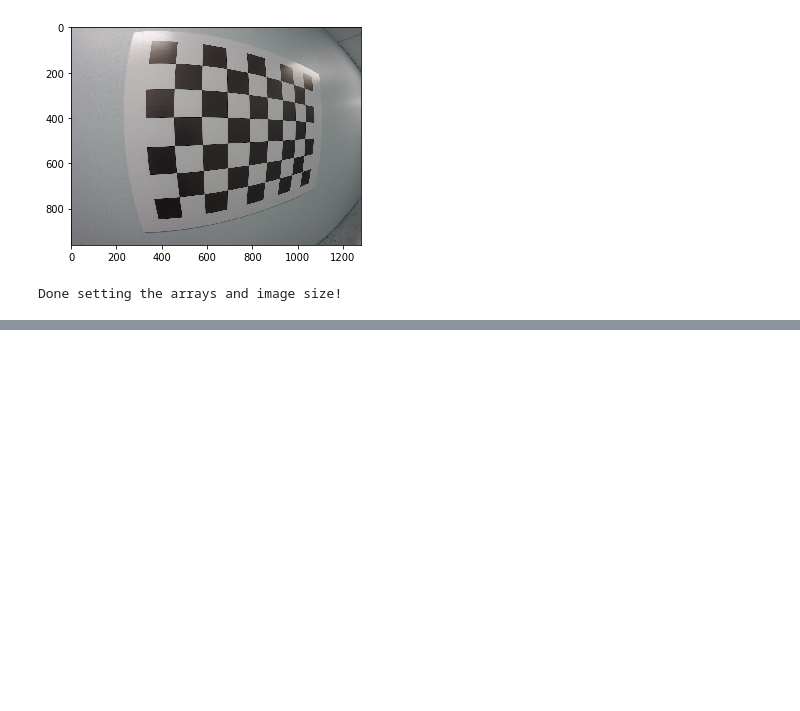
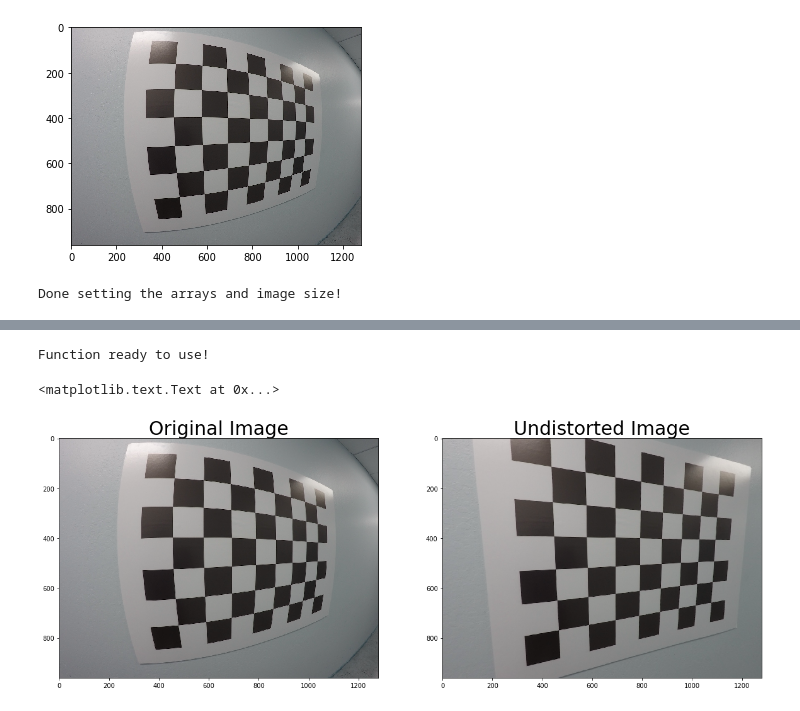
Before and after one commit to CJL89/Advance-Lane-Finding, a Jupyter notebook: Advance Lane Finding.ipynb, the cells around one changed output, grey strips where cells are left out. Cells and saved outputs as stored; diff of their text form; code cells hidden in the pictures; blank space fills up the shorter version.

```diff
--- a/Advance Lane Finding.ipynb
+++ b/Advance Lane Finding.ipynb
@@ -136,9 +106,30 @@ print('Function ready to use!')
+# %%
+# Calibrating and undistorting the images:
+# Test undistortion on an image:
+img_size = (image.shape[1], image.shape[0])
+
+# Do camera calibration given object points and image points:
+ret, mtx, dist, rvecs, tvecs = cv2.calibrateCamera(objpoints, imagepoints, img_size, None, None)
+
+# Creating the destination of the undistorted image:
+dst = cv2.undistort(image, mtx, dist, None, mtx)
+
+# Save the camera calibration result for later use (we won't worry about rvecs / tvecs):
+dist_pickle = {}
+dist_pickle["mtx"] = mtx
+dist_pickle["dist"] = dist
+pickle.dump(dist_pickle, open("calibration_wide/wide_dist_pickle.p", "wb"))
+
+print('Function ready to use!')
+# %% [output]
+Function ready to use!
 # %%
-top_down, perspective_M = corners_unwarp(image, nx, ny, mtx, dist)
-f, (ax1, ax2) = plt.subplots(1, 2, figsize=(24, 9))
-f.tight_layout()
-ax1.imshow(img)
-ax1.set_title('Original Image', fontsize=50)
-ax2.imshow(top_down)
-ax2.set_title('Undistorted and Warped Image', fontsize=50)
-plt.subplots_adjust(left=0., right=1, top=0.9, bottom=0.)
+# Visualize undistortion
+f, (ax1, ax2) = plt.subplots(1, 2, figsize=(20,10))
+ax1.imshow(image)
+ax1.set_title('Original Image', fontsize=30)
+ax2.imshow(dst)
+ax2.set_title('Undistorted Image', fontsize=30)
+# %% [output]
+<matplotlib.text.Text at 0x...>
+[figure, added]
```
Also changed, not shown: parts of 6 cells of this notebook, 2 other files.
